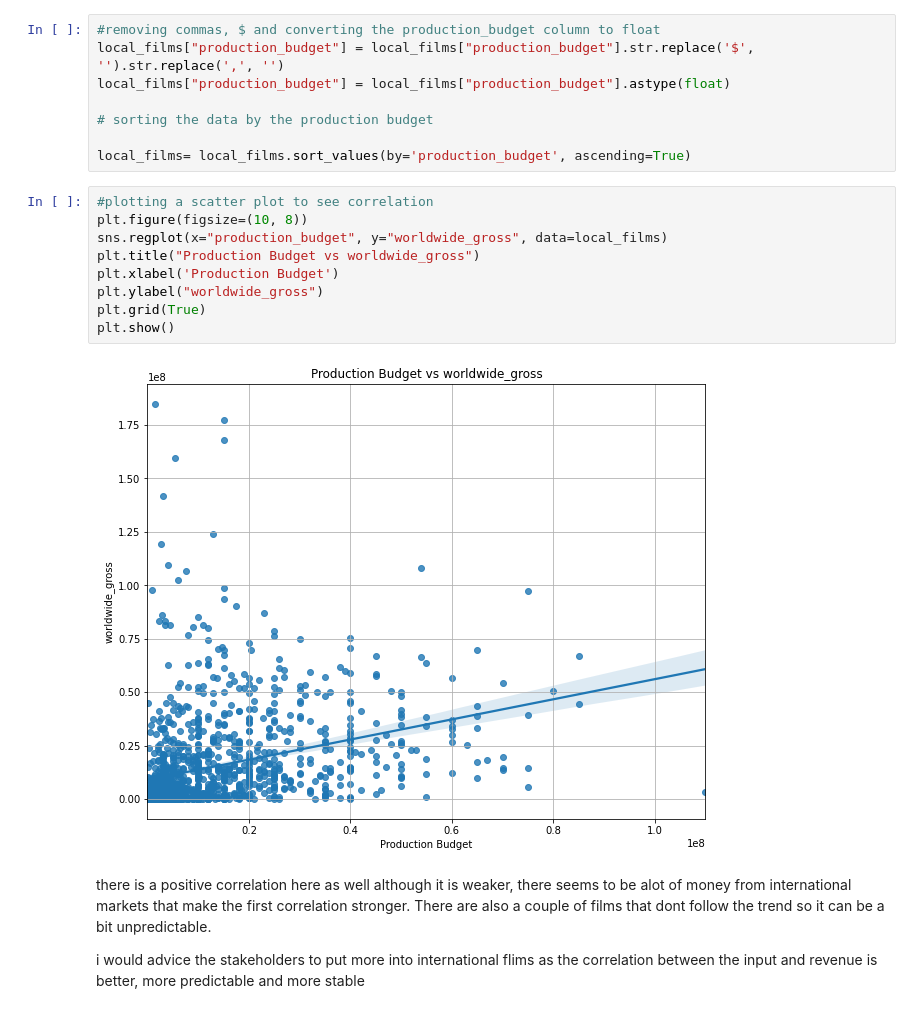
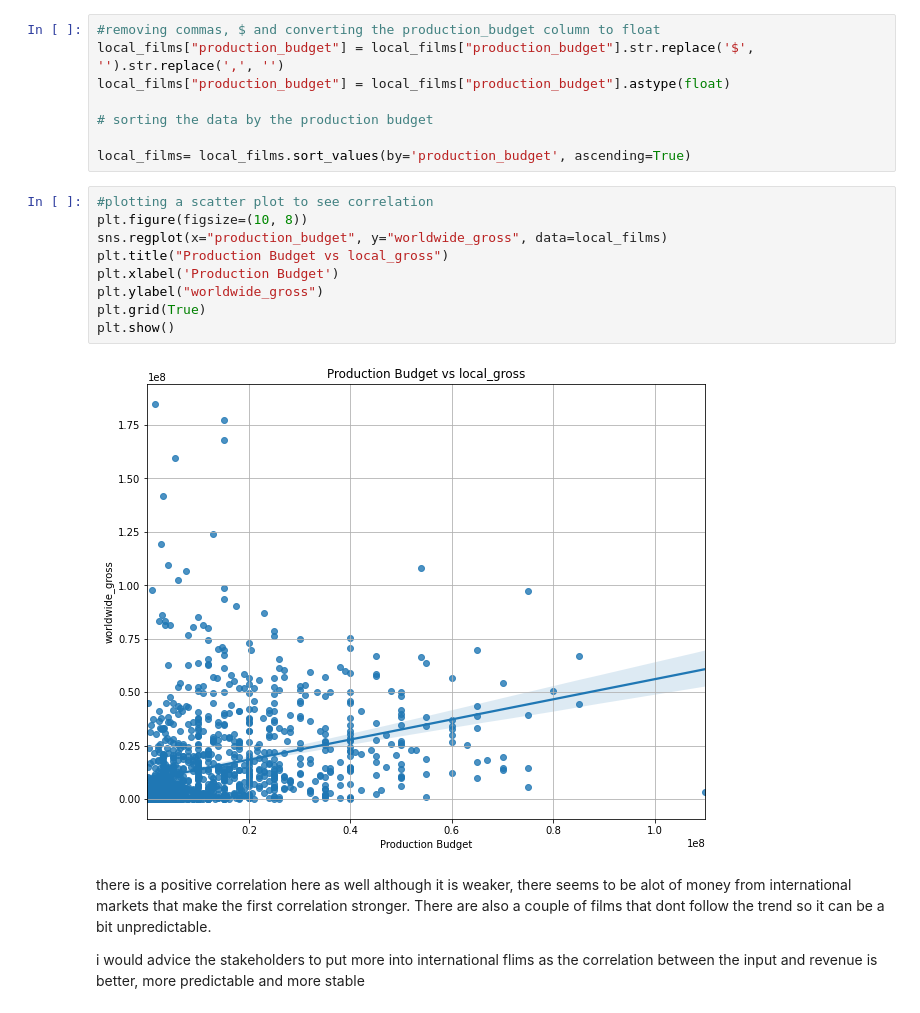
Before and after one commit to Sandrakiptumm/DSC-Phase-One-Project, a Jupyter notebook: student.ipynb, the cells around one changed output. Saved outputs shown, nothing was run; the diff lists cells and outputs as text.

```diff
--- a/student.ipynb
+++ b/student.ipynb
@@ -444,14 +444,14 @@ local_films= local_films.sort_values(by='production_budget', ascending=True)
 # %%
 #plotting a scatter plot to see correlation
 plt.figure(figsize=(10, 8))
 sns.regplot(x="production_budget", y="worldwide_gross", data=local_films)
-plt.title("Production Budget vs worldwide_gross")
+plt.title("Production Budget vs local_gross")
 plt.xlabel('Production Budget')
 plt.ylabel("worldwide_gross")
 plt.grid(True)
 plt.show()
 # %% [output]
-[figure, old version]
+[figure, new version]
 # %% [markdown]
 there is a positive correlation here as well although it is weaker, there seems to be alot of money from international markets that make the first correlation stronger. There are also a couple of films that dont follow the trend so it can be a bit unpredictable.
 
```
Also changed, not shown: parts of 3 cells of this notebook, 1 other file.
